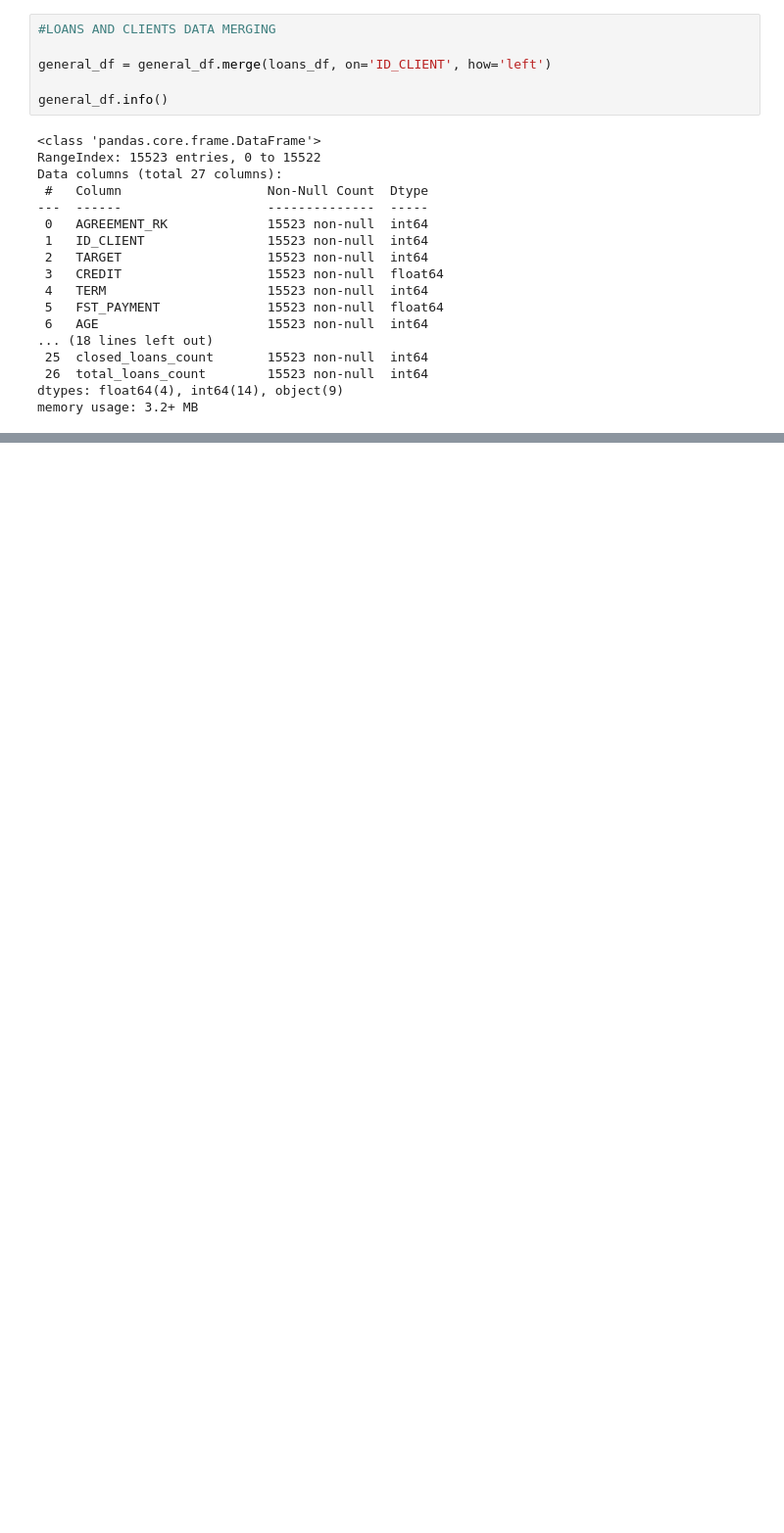
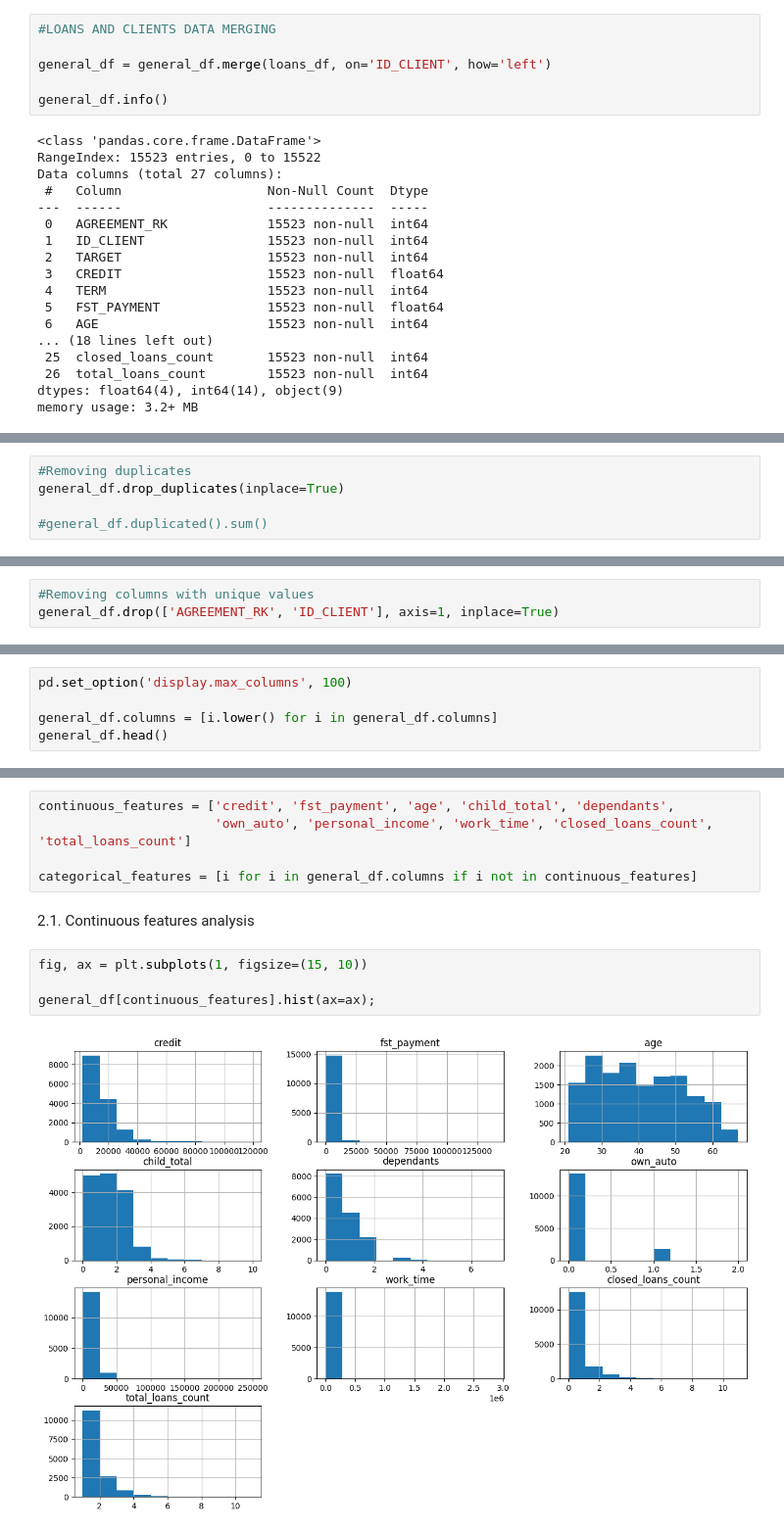
Before and after one commit to SadSabrina/streamlit_ds_app, a Jupyter notebook: EDA.ipynb, the cells around one changed output, grey strips where cells are left out. Shown at 98% size. Drawn from its saved outputs; the diff is of its cells as text; blank space fills up the shorter version.

```diff
--- a/EDA.ipynb
+++ b/EDA.ipynb
@@ -223,0 +224,5 @@ Data Merging Conclusions:
+# %%
+#Removing duplicates
+general_df.drop_duplicates(inplace=True)
+
+#general_df.duplicated().sum()
@@ -223,0 +250,3 @@ Data Merging Conclusions:
+# %%
+#Removing columns with unique values
+general_df.drop(['AGREEMENT_RK', 'ID_CLIENT'], axis=1, inplace=True)
@@ -223,0 +260,5 @@ Data Merging Conclusions:
+# %%
+pd.set_option('display.max_columns', 100)
+
+general_df.columns = [i.lower() for i in general_df.columns]
+general_df.head()
@@ -223,0 +272,13 @@ Data Merging Conclusions:
+# %%
+continuous_features = ['credit', 'fst_payment', 'age', 'child_total', 'dependants',
+                       'own_auto', 'personal_income', 'work_time', 'closed_loans_count', 'total_loans_count']
+
+categorical_features = [i for i in general_df.columns if i not in continuous_features]
+# %% [markdown]
+2.1. Continuous features analysis
+# %%
+fig, ax = plt.subplots(1, figsize=(15, 10))
+
+general_df[continuous_features].hist(ax=ax);
+# %% [output]
+[figure, added]
```
Also changed, not shown: parts of 24 cells of this notebook.
